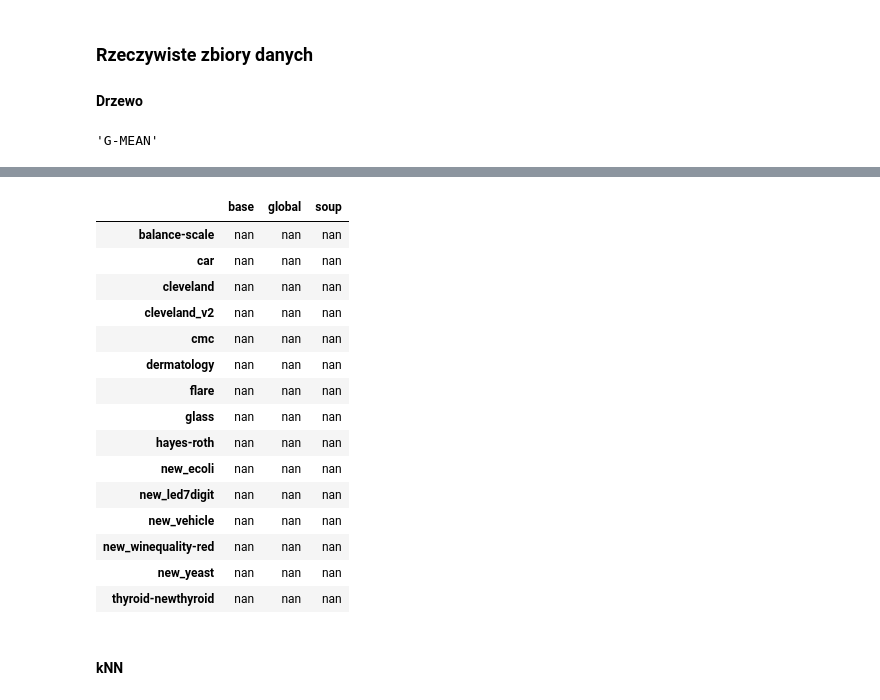
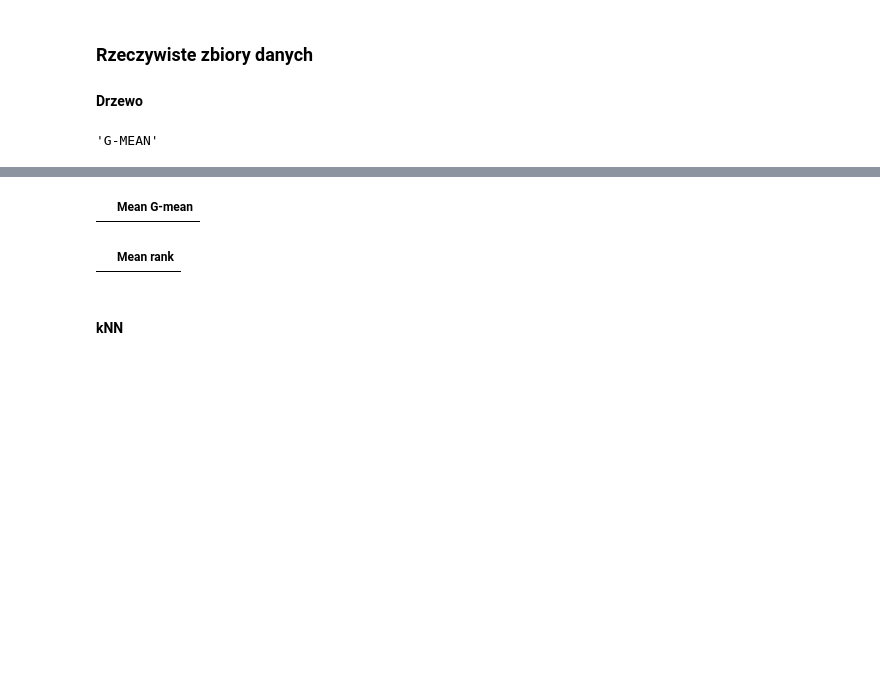
Before and after one commit to damianhorna/multi-imbalance, a Jupyter notebook: benchmarks/resample/resample.ipynb, the cells around one changed output, grey strips where cells are left out. Saved outputs shown, nothing was run; the diff lists cells and outputs as text; code cells hidden in the pictures; blank space fills up the shorter version.

```diff
--- a/benchmarks/resample/resample.ipynb
+++ b/benchmarks/resample/resample.ipynb
@@ -84,3 +32,29 @@ Using TensorFlow backend.
+# %%
+# def green_valid_backgroud(s):
+#     correct = ['1czysty-cut', '2delikatne-cut', '3mocniej-cut','4delikatne-bezover-cut', 'cmc', 'dermatology', 'new_ecoli','new_vehicle','thyroid-newthyroid']
+#     return ['background-color: green' if v in correct else '' for v in list(s.index)]
+#
+
+
+def bold_max(s):
+    '''
+    highlight the maximum in a Series yellow.
+    '''
+    is_max = s == s.max()
+    return ['font-weight: bold' if v else '' for v in is_max]
+
+def print_scores(scores, only_read_dt = False):
+    display("G-MEAN")
+    df = pd.DataFrame(scores).T
+    if only_read_dt:
+        df = df.iloc[4:]
+    df2 = df.style.apply(bold_max, axis=1)
+    display(df2)
+
+    df.fillna(df.median(), inplace=True)
+    display(pd.DataFrame(df.mean().sort_values(ascending=False),columns=['Mean G-mean']))
+    display(pd.DataFrame(df.rank(axis=1,ascending=False).mean().sort_values(),columns=['Mean rank']))
+# print_scores(scores_knn)
 # %%
 def resample_data(resample, seed, X_train, y_train, no_classes, dataset_name):
     if resample == 'base':
@@ -210,17 +167,0 @@ HBox(children=(IntProgress(value=0, description='1st loop', max=19, style=Progre
-# %%
-def green_valid_backgroud(s):
-    correct = ['1czysty-cut', '2delikatne-cut', '3mocniej-cut','4delikatne-bezover-cut', 'cmc', 'dermatology', 'new_ecoli','new_vehicle','thyroid-newthyroid']
-    return ['background-color: green' if v in correct else '' for v in list(s.index)]
-
-def print_scores(scores, only_read_dt = False):
-    display("G-MEAN")
-    df = pd.DataFrame(scores).T
-    if only_read_dt:
-        df = df.iloc[4:]
-    df = df.style.apply(green_valid_backgroud)
-    display(df)
-
-    # df.fillna(df.median(), inplace=True)
-    # display(pd.DataFrame(df.mean().sort_values(ascending=False),columns=['Mean G-mean']))
-    # display(pd.DataFrame(df.rank(axis=1,ascending=False).mean().sort_values(),columns=['Mean rank']))
-print_scores(scores_knn)
@@ -313,6 +215,6 @@ print_scores(avg_acc)
 ### Rzeczywiste zbiory danych
 #### Drzewo
 # %%
-print_scores(scores_tree,only_read_dt=True)
+print_scores(scores['g_mean_tree'],only_read_dt=True)
 # %% [output]
 'G-MEAN'
@@ -319,19 +222,5 @@ print_scores(scores_tree,only_read_dt=True)
-|  | base | global | soup |
-| balance-scale | nan | nan | nan |
-| car | nan | nan | nan |
-| cleveland | nan | nan | nan |
-| cleveland_v2 | nan | nan | nan |
-| cmc | nan | nan | nan |
-| dermatology | nan | nan | nan |
-| flare | nan | nan | nan |
-| glass | nan | nan | nan |
-| hayes-roth | nan | nan | nan |
-| new_ecoli | nan | nan | nan |
-| new_led7digit | nan | nan | nan |
-| new_vehicle | nan | nan | nan |
-| new_winequality-red | nan | nan | nan |
-| new_yeast | nan | nan | nan |
-| thyroid-newthyroid | nan | nan | nan |
+|  | Mean G-mean |
+|  | Mean rank |
 # %% [markdown]
 #### kNN
 # %%
```
Also changed, not shown: parts of 18 cells of this notebook, 3 other files.
